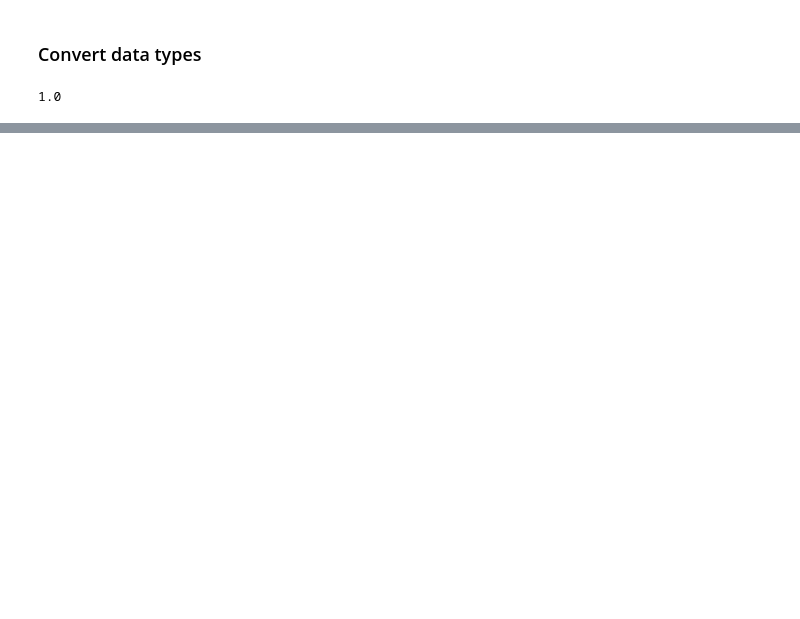
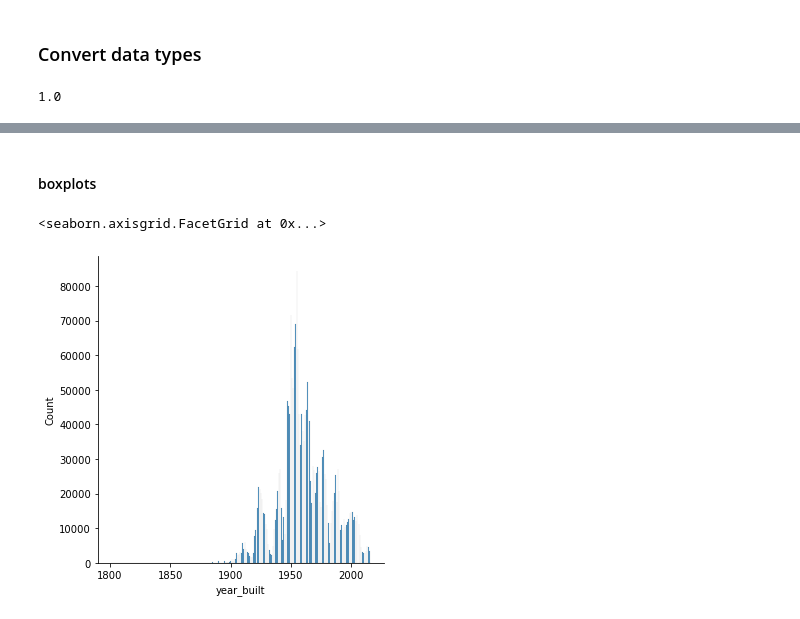
Before and after one commit to patrickamwayi/regression-exercises, a Jupyter notebook: wrangle.ipynb, the cells around one changed output, grey strips where cells are left out. Drawn from its saved outputs; the diff is of its cells as text; code cells hidden in the pictures; blank space fills up the shorter version.

```diff
--- a/wrangle.ipynb
+++ b/wrangle.ipynb
@@ -321,2 +334,10 @@ for i in df.columns:
 [figure]
 [figure]
+# %% [markdown]
+#### boxplots
+# %%
+
+sns.displot(x='year_built', data=df)
+# %% [output]
+<seaborn.axisgrid.FacetGrid at 0x...>
+[figure, added]
```
Also changed, not shown: parts of 53 cells of this notebook.
